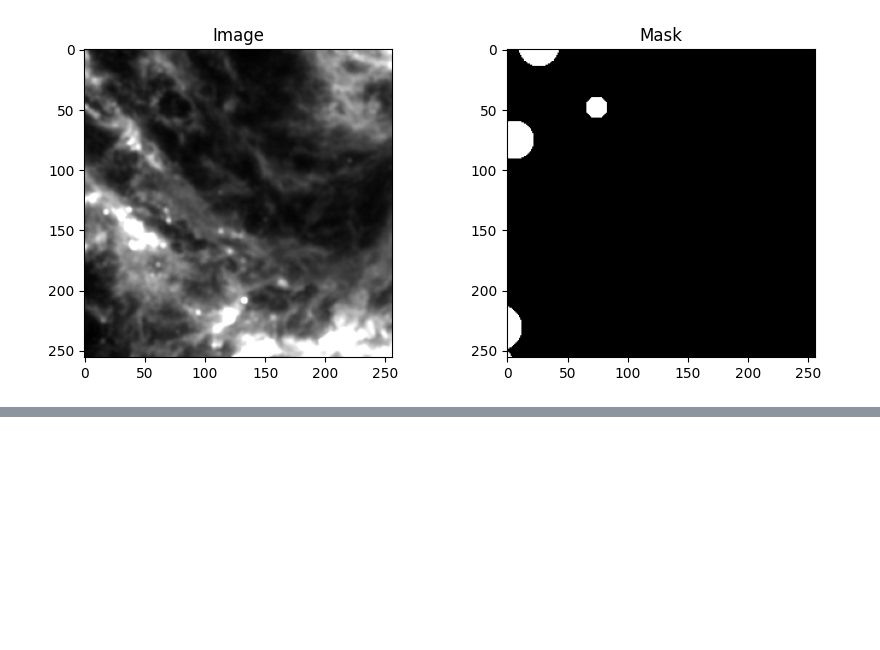
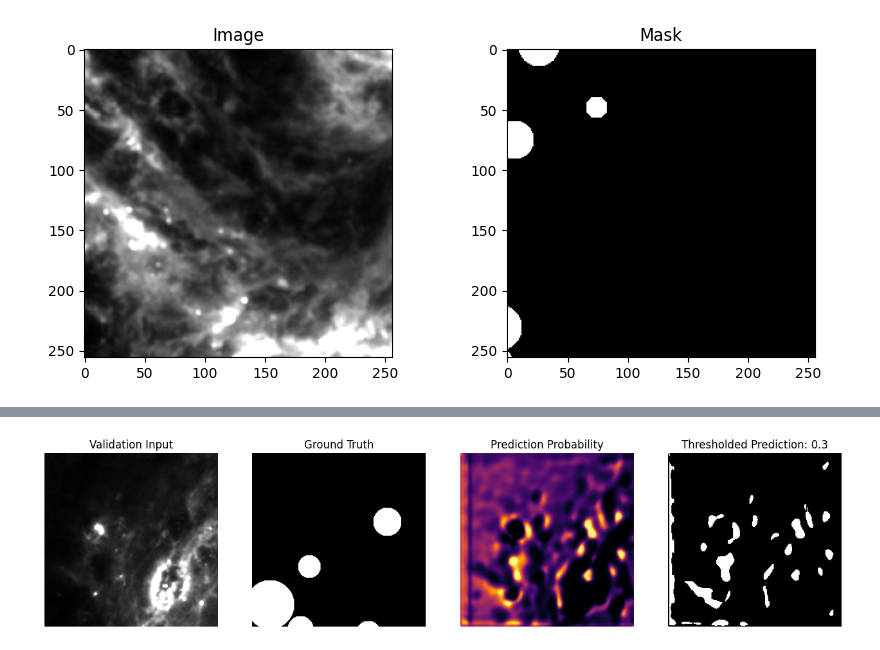
Before and after one commit to shailaja-mahara/bubbleDetection, a Jupyter notebook: notebooks/ngc1566on-training2.ipynb, the cells around one changed output, grey strips where cells are left out. Drawn from its saved outputs; the diff is of its cells as text; code cells hidden in the pictures; blank space fills up the shorter version.

```diff
--- a/notebooks/ngc1566on-training2.ipynb
+++ b/notebooks/ngc1566on-training2.ipynb
@@ -428,0 +649,20 @@ plt.show()
+# %%
+preds_val = model.predict(X_val)
+
+print("Prediction min:", preds_val.min())
+print("Prediction max:", preds_val.max())
+print("Prediction mean:", preds_val.mean())
+print("Ground truth foreground ratio:", Y_val.mean())
+
+def dice_at_threshold(y_true, y_pred, threshold):
+    y_pred_bin = (y_pred > threshold).astype(np.float32)
+    intersection = np.sum(y_true * y_pred_bin)
+    return (2 * intersection + 1) / (np.sum(y_true) + np.sum(y_pred_bin) + 1)
+
+for t in np.arange(0.25, 0.50, 0.025):
+    d = dice_at_threshold(Y_val, preds_val, t)
+    fg = (preds_val > t).mean()
+    print(f"Threshold {t:.3f} | Dice: {d:.4f} | Pred foreground: {fg:.4f}")
+
+# for t in [0.2, 0.3, 0.4, 0.5]:
+#     print(f"Foreground ratio at threshold {t}:", (preds_val > t).mean())
@@ -428,0 +685,30 @@ plt.show()
+# %%
+idx = 0
+pred = preds_val[idx].squeeze()
+pred_thresh = (pred > 0.3).astype(np.float32)
+
+plt.figure(figsize=(16, 4))
+
+plt.subplot(1, 4, 1)
+plt.imshow(X_val[idx].squeeze(), cmap="gray")
+plt.title("Validation Input")
+plt.axis("off")
+
+plt.subplot(1, 4, 2)
+plt.imshow(Y_val[idx].squeeze(), cmap="gray")
+plt.title("Ground Truth")
+plt.axis("off")
+
+plt.subplot(1, 4, 3)
+plt.imshow(pred, cmap="inferno")
+plt.title("Prediction Probability")
+plt.axis("off")
+
+plt.subplot(1, 4, 4)
+plt.imshow(pred_thresh, cmap="gray")
+plt.title("Thresholded Prediction: 0.3")
+plt.axis("off")
+
+plt.show()
+# %% [output]
+[figure, added]
```
Also changed, not shown: parts of 13 cells of this notebook, 2 other files.
